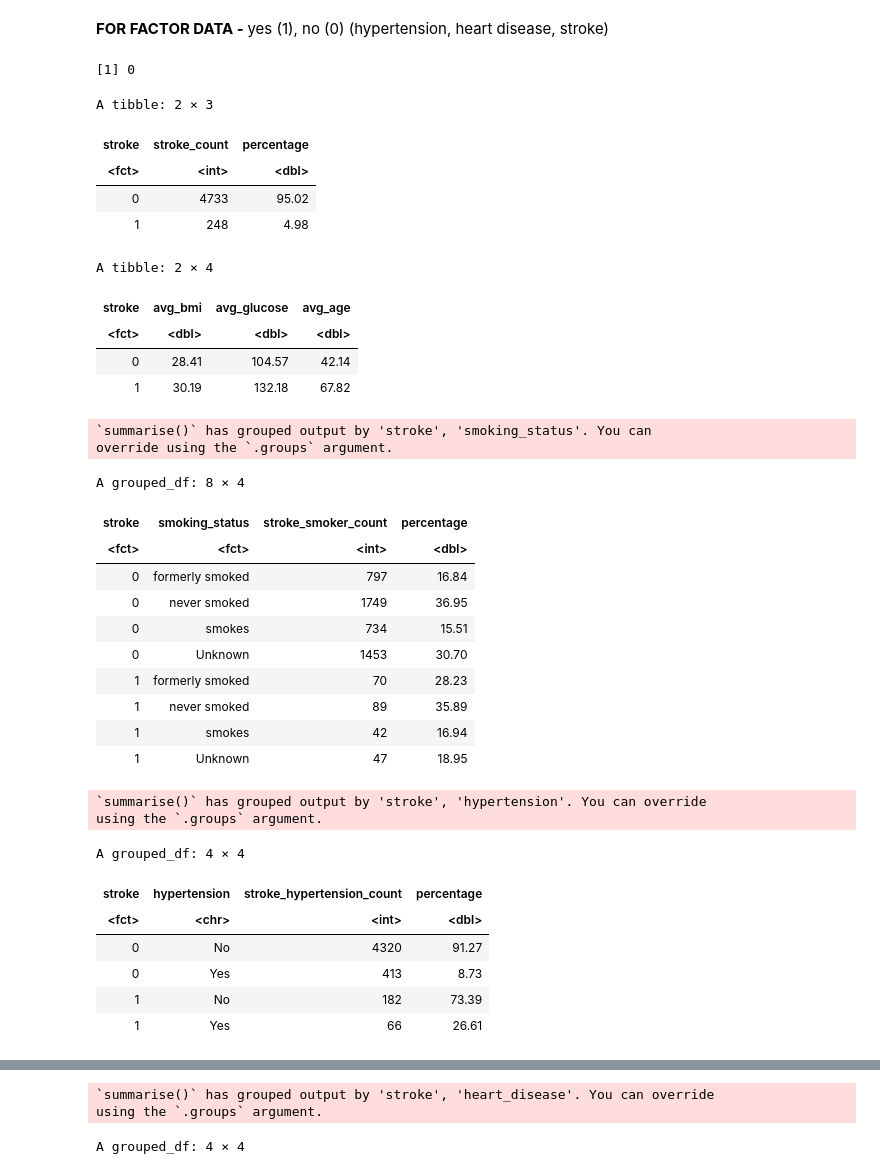
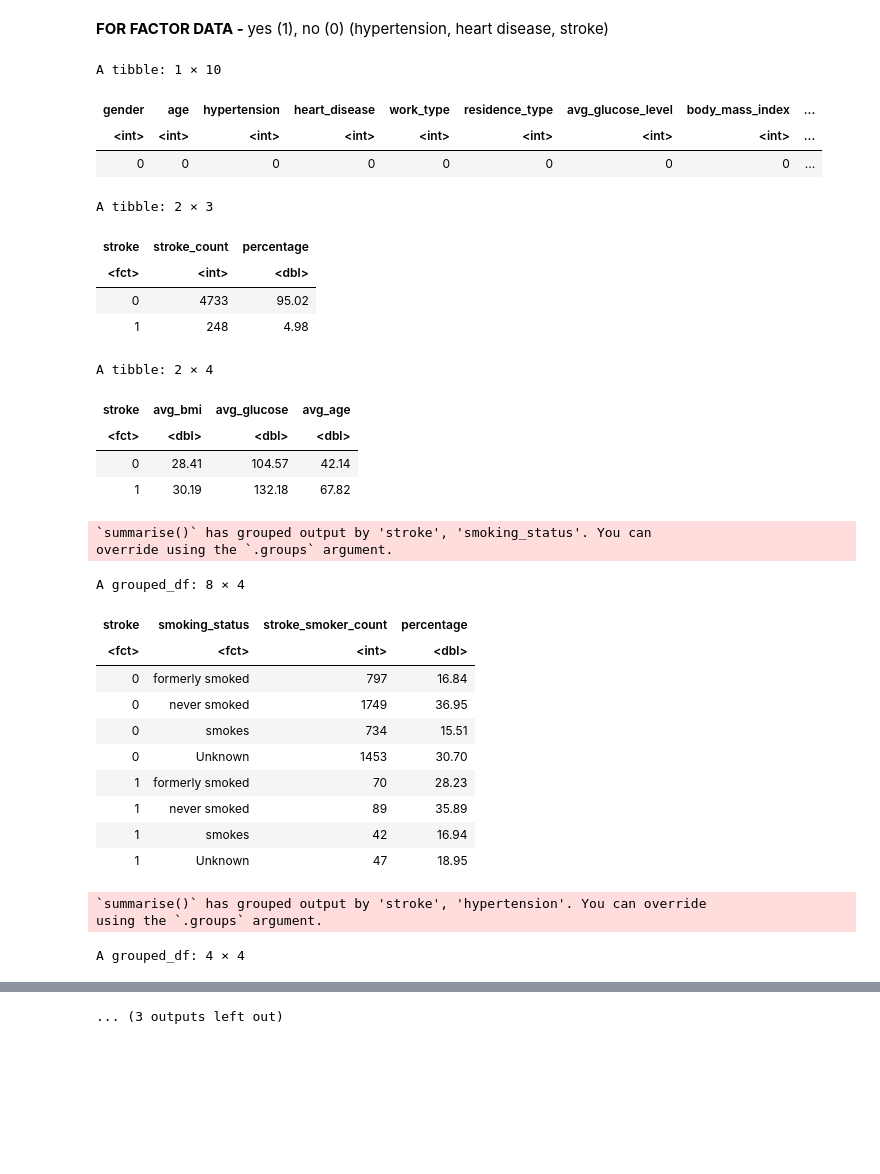
Before and after one commit to inigogrch/dsci-100-2022w2-group-29-section-007, a Jupyter notebook: project-code.ipynb, the cells around one changed output, grey strips where cells are left out. Cells and saved outputs as stored; diff of their text form; code cells hidden in the pictures; blank space fills up the shorter version.

```diff
--- a/project-code.ipynb
+++ b/project-code.ipynb
@@ -84,10 +102,6 @@ Levels: formerly smoked never smoked smokes Unknown
 <b> FOR FACTOR DATA - </b> yes (1), no (0) (hypertension, heart disease, stroke)
 # %%
 #####
-# any missing data?
-not_available <- sum(is.na(brainstroke_data_v1))
-not_available
-
 # creating objects for number of observations and number of those with/without stroke
 total_obs <- nrow(brainstroke_data_v1)
 no_stroke_obs <- nrow(filter(brainstroke_data_v1, stroke == 0))
@@ -95,89 +109,82 @@ stroke_obs <- nrow(filter(brainstroke_data_v1, stroke == 1))
 
 
 #####
-# 1. Summarized table 1: stroke counts and proportions
+# 1. Summarized table 1: check for missing data
+not_available <- brainstroke_data_v1 |>
+    summarize(across(everything(), ~ sum(is.na(.))))
+not_available
+
+# 2. Summarized table 2: stroke counts and proportions
 stroke_proportions <- brainstroke_data_v1 |>
     group_by(stroke) |>
     summarize(stroke_count = n(),
               percentage = round((stroke_count / total_obs) * 100, 2))
-
 stroke_proportions
 
-
-# 2. Summarized table 2: average bmi, glucose level, and age of those with/without stroke
+# 3. Summarized table 3: average bmi, glucose level, and age of those with/without stroke
 stroke_bmi_gluc_age_avg <- brainstroke_data_v1 |>
     group_by(stroke) |>
     summarise(avg_bmi = round(mean(body_mass_index), 2),
               avg_glucose = round(mean(avg_glucose_level), 2),
               avg_age = round(mean(age), 2))
-
 stroke_bmi_gluc_age_avg
 
-
-# 3. Summarized table 3: smoking status counts and proportions between those who have/have not gotten a stroke
+# 4. Summarized table 4: smoking status counts and proportions between those who have/have not gotten a stroke
 smoker_proportions_stroke <- brainstroke_data_v1 |>
     group_by(stroke, smoking_status) |>
     summarize(stroke_smoker_count = n(),
               percentage = round((stroke_smoker_count /
               ifelse(stroke == 0, no_stroke_obs, stroke_obs) * 100), 2)) |>
     distinct()
-
 smoker_proportions_stroke
 
-
-# 4. Summarized table 4: hypertension counts and proportions between those who have/have not gotten a stroke
+# 5. Summarized table 5: hypertension counts and proportions between those who have/have not gotten a stroke
 hypertension_stroke <- brainstroke_data_v1 |>
     mutate(hypertension = ifelse(hypertension == 0, 'No', 'Yes')) |>
     group_by(stroke, hypertension) |>
     summarize(stroke_hypertension_count = n(),
               percentage = round((stroke_hypertension_count /
               ifelse(stroke == 0, no_stroke_obs, stroke_obs) * 100), 2)) |>
     distinct()
-
 hypertension_stroke
 
-
-# 5. Summarized table 5: heart disease counts and proportions between those who have/have not gotten a stroke
+# 6. Summarized table 6: heart disease counts and proportions between those who have/have not gotten a stroke
 heart_disease_stroke <- brainstroke_data_v1 |>
     mutate(heart_disease = ifelse(heart_disease == 0, 'No', 'Yes')) |>
     group_by(stroke, heart_disease) |>
     summarize(stroke_heartdisease_count = n(),
               percentage = round((stroke_heartdisease_count /
               ifelse(stroke == 0, no_stroke_obs, stroke_obs) * 100), 2)) |>
     distinct()
-
 heart_disease_stroke
 # %% [output]
-[1] 0
+A tibble: 1 × 10
+| gender | age | hypertension | heart_disease | work_type | residence_type | avg_glucose_level | body_mass_index | ... |
+| <int> | <int> | <int> | <int> | <int> | <int> | <int> | <int> | ... |
+| 0 | 0 | 0 | 0 | 0 | 0 | 0 | 0 | ... |
 A tibble: 2 × 3
-| stroke | stroke_count | percentage |
-| <fct> | <int> | <dbl> |
-| 0 | 4733 | 95.02 |
-| 1 | 248 | 4.98 |
+| stroke | stroke_count | percentage |
+| <fct> | <int> | <dbl> |
+| 0 | 4733 | 95.02 |
+| 1 | 248 | 4.98 |
 A tibble: 2 × 4
-| stroke | avg_bmi | avg_glucose | avg_age |
-| <fct> | <dbl> | <dbl> | <dbl> |
-| 0 | 28.41 | 104.57 | 42.14 |
-| 1 | 30.19 | 132.18 | 67.82 |
+| stroke | avg_bmi | avg_glucose | avg_age |
+| <fct> | <dbl> | <dbl> | <dbl> |
+| 0 | 28.41 | 104.57 | 42.14 |
+| 1 | 30.19 | 132.18 | 67.82 |
 `summarise()` has grouped output by 'stroke', 'smoking_status'. You can
 override using the `.groups` argument.
 A grouped_df: 8 × 4
-| stroke | smoking_status | stroke_smoker_count | percentage |
-| <fct> | <fct> | <int> | <dbl> |
-| 0 | formerly smoked | 797 | 16.84 |
-| 0 | never smoked | 1749 | 36.95 |
-| 0 | smokes | 734 | 15.51 |
-| 0 | Unknown | 1453 | 30.70 |
-| 1 | formerly smoked | 70 | 28.23 |
-| 1 | never smoked | 89 | 35.89 |
-| 1 | smokes | 42 | 16.94 |
-| 1 | Unknown | 47 | 18.95 |
+| stroke | smoking_status | stroke_smoker_count | percentage |
+| <fct> | <fct> | <int> | <dbl> |
+| 0 | formerly smoked | 797 | 16.84 |
+| 0 | never smoked | 1749 | 36.95 |
+| 0 | smokes | 734 | 15.51 |
+| 0 | Unknown | 1453 | 30.70 |
+| 1 | formerly smoked | 70 | 28.23 |
+| 1 | never smoked | 89 | 35.89 |
+| 1 | smokes | 42 | 16.94 |
+| 1 | Unknown | 47 | 18.95 |
 `summarise()` has grouped output by 'stroke', 'hypertension'. You can override
 using the `.groups` argument.
 A grouped_df: 4 × 4
-| stroke | hypertension | stroke_hypertension_count | percentage |
-| <fct> | <chr> | <int> | <dbl> |
-| 0 | No | 4320 | 91.27 |
-| 0 | Yes | 413 | 8.73 |
-| 1 | No | 182 | 73.39 |
-| 1 | Yes | 66 | 26.61 |
@@ -184,3 +197 @@ A grouped_df: 4 × 4
-`summarise()` has grouped output by 'stroke', 'heart_disease'. You can override
-using the `.groups` argument.
+... (3 outputs left out)
-A grouped_df: 4 × 4
```
Also changed, not shown: parts of 3 cells of this notebook.
